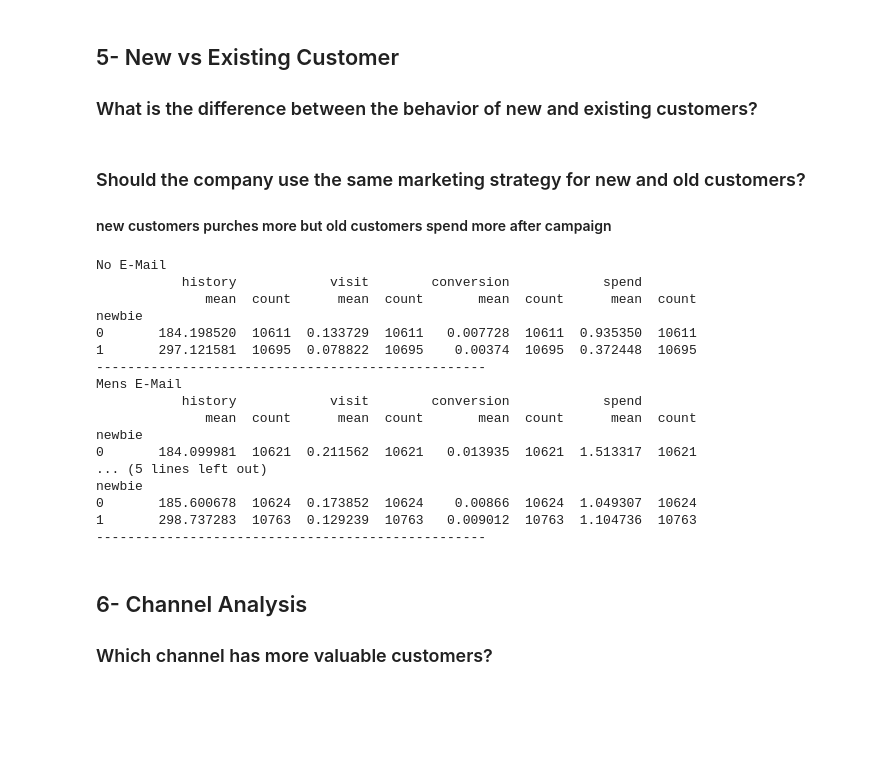
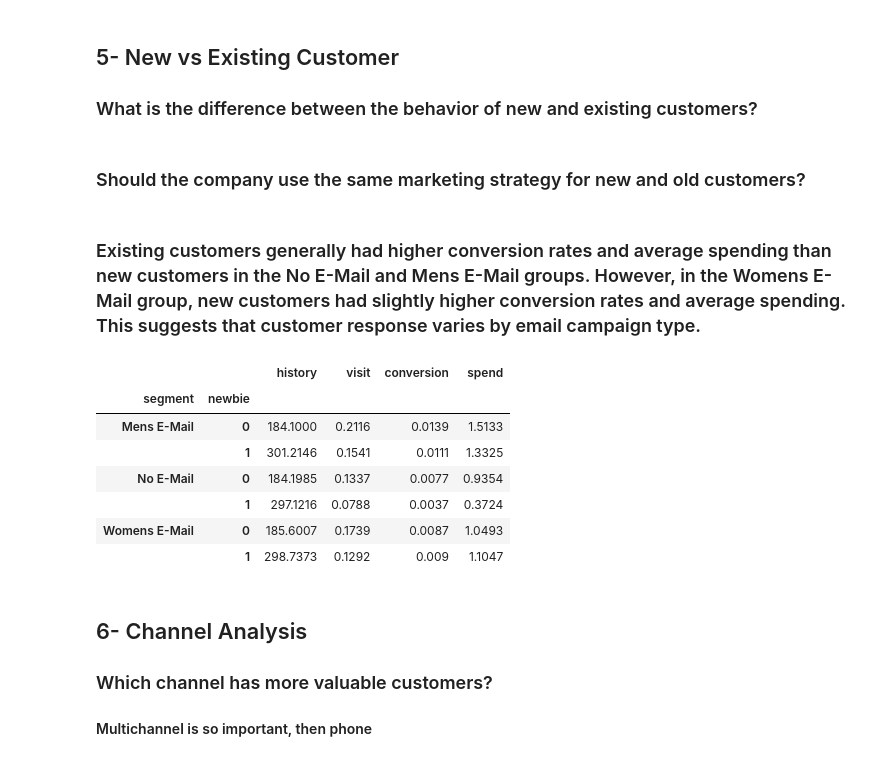
Before and after one commit to Fatemenamdar20/Project02-Customer-Analytics, a Jupyter notebook: Customer-Analytics.ipynb, the cells around one changed output. Saved outputs shown, nothing was run; the diff lists cells and outputs as text; code cells hidden in the pictures; blank space fills up the shorter version.

```diff
--- a/Customer-Analytics.ipynb
+++ b/Customer-Analytics.ipynb
@@ -397,32 +397,21 @@ bar_seg(df, "spend")
 ### What is the difference between the behavior of new and existing customers?
 # %% [markdown]
 ### Should the company use the same marketing strategy for new and old customers?
-#### new customers purches more but old customers spend more after campaign
+# %% [markdown]
+### Existing customers generally had higher conversion rates and average spending than new customers in the No E-Mail and Mens E-Mail groups. However, in the Womens E-Mail group, new customers had slightly higher conversion rates and average spending. This suggests that customer response varies by email campaign type.
 # %%
-segments = ["No E-Mail", "Mens E-Mail", "Womens E-Mail"]
-for i,seg in enumerate(segments):
-    n = df[df["segment"]== seg]
-    x = n.groupby("newbie")[["history","visit", "conversion", "spend"]].agg(["mean", "count"])
-    print(f'{seg}\n{x}')
-    print("-" * 50)
+x = df.groupby(["segment","newbie"])[["history","visit", "conversion", "spend"]].mean().round(4)
+x
 # %% [output]
-No E-Mail
-           history            visit        conversion            spend
-              mean  count      mean  count       mean  count      mean  count
-newbie
-0       184.198520  10611  0.133729  10611   0.007728  10611  0.935350  10611
-1       297.121581  10695  0.078822  10695    0.00374  10695  0.372448  10695
---------------------------------------------------
-Mens E-Mail
-           history            visit        conversion            spend
-              mean  count      mean  count       mean  count      mean  count
-newbie
-0       184.099981  10621  0.211562  10621   0.013935  10621  1.513317  10621
-... (5 lines left out)
-newbie
-0       185.600678  10624  0.173852  10624    0.00866  10624  1.049307  10624
-1       298.737283  10763  0.129239  10763   0.009012  10763  1.104736  10763
---------------------------------------------------
+|  |  | history | visit | conversion | spend |
+| segment | newbie |  |  |  |  |
+| Mens E-Mail | 0 | 184.1000 | 0.2116 | 0.0139 | 1.5133 |
+|  | 1 | 301.2146 | 0.1541 | 0.0111 | 1.3325 |
+| No E-Mail | 0 | 184.1985 | 0.1337 | 0.0077 | 0.9354 |
+|  | 1 | 297.1216 | 0.0788 | 0.0037 | 0.3724 |
+| Womens E-Mail | 0 | 185.6007 | 0.1739 | 0.0087 | 1.0493 |
+|  | 1 | 298.7373 | 0.1292 | 0.009 | 1.1047 |
 # %% [markdown]
 ## 6- Channel Analysis
 ### Which channel has more valuable customers?
+#### Multichannel is so important, then phone
```
Also changed, not shown: parts of 5 cells of this notebook.
